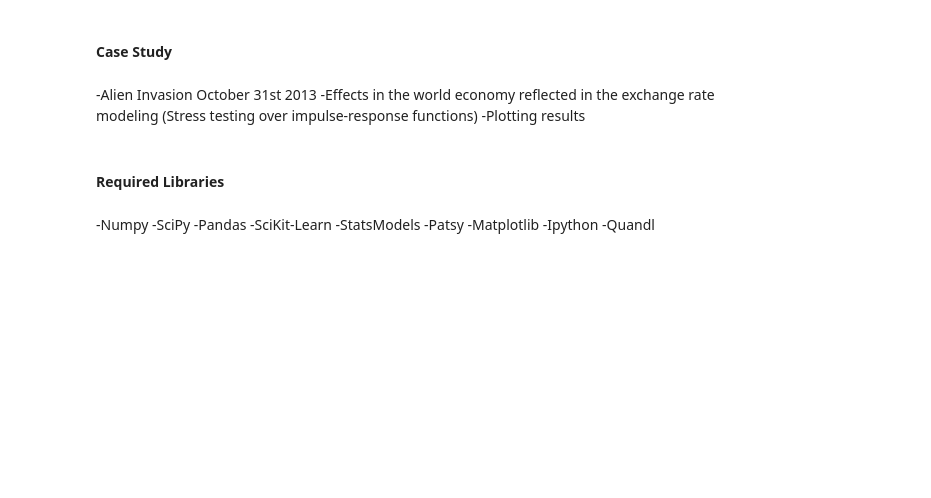
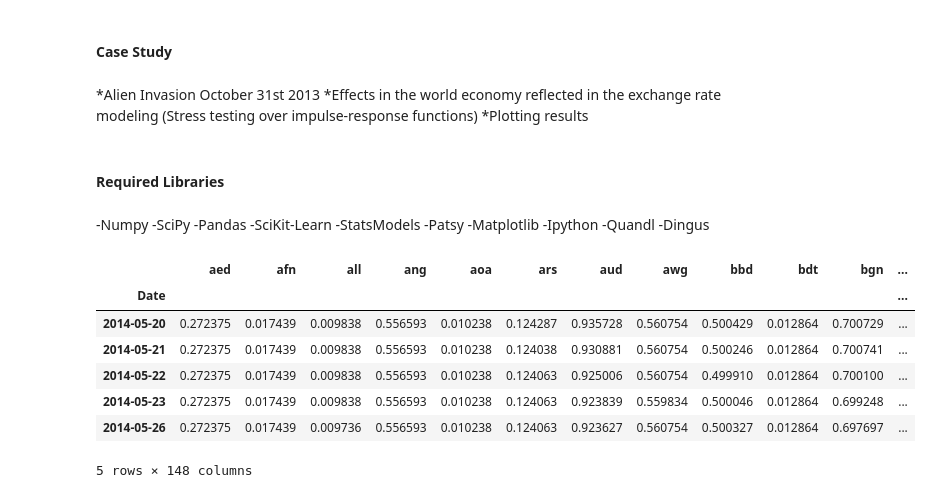
Before and after one commit to gliptak/PythonQCON2014, a Jupyter notebook: Qcon2014VaR.ipynb, the cells around one changed output. Cells and saved outputs as stored; diff of their text form; code cells hidden in the pictures; blank space fills up the shorter version.

```diff
--- a/Qcon2014VaR.ipynb
+++ b/Qcon2014VaR.ipynb
@@ -41,9 +41,9 @@ Show a simple example of a Risk Analysis in Python using calls to quantdl with u
 # %% [markdown]
 #### Case Study
 # %% [markdown]
--Alien Invasion October 31st 2013
--Effects in the world economy reflected in the exchange rate modeling (Stress testing over impulse-response functions)
--Plotting results
+*Alien Invasion October 31st 2013
+*Effects in the world economy reflected in the exchange rate modeling (Stress testing over impulse-response functions)
+*Plotting results
 # %% [markdown]
 #### Required Libraries
 # %% [markdown]
@@ -56,6 +56,7 @@ Show a simple example of a Risk Analysis in Python using calls to quantdl with u
 -Matplotlib
 -Ipython
 -Quandl
+-Dingus
 # %%
 from data_access import get_file
 from transform import make_ccy_matrix
@@ -71,2 +70,13 @@ print ccy_matrix
+# %%
+ccy_matrix.tail()
+# %% [output]
+|  | aed | afn | all | ang | aoa | ars | aud | awg | bbd | bdt | bgn | ... |
+| Date |  |  |  |  |  |  |  |  |  |  |  | ... |
+| 2014-05-20 | 0.272375 | 0.017439 | 0.009838 | 0.556593 | 0.010238 | 0.124287 | 0.935728 | 0.560754 | 0.500429 | 0.012864 | 0.700729 | ... |
+| 2014-05-21 | 0.272375 | 0.017439 | 0.009838 | 0.556593 | 0.010238 | 0.124038 | 0.930881 | 0.560754 | 0.500246 | 0.012864 | 0.700741 | ... |
+| 2014-05-22 | 0.272375 | 0.017439 | 0.009838 | 0.556593 | 0.010238 | 0.124063 | 0.925006 | 0.560754 | 0.499910 | 0.012864 | 0.700100 | ... |
+| 2014-05-23 | 0.272375 | 0.017439 | 0.009838 | 0.556593 | 0.010238 | 0.124063 | 0.923839 | 0.559834 | 0.500046 | 0.012864 | 0.699248 | ... |
+| 2014-05-26 | 0.272375 | 0.017439 | 0.009736 | 0.556593 | 0.010238 | 0.124063 | 0.923627 | 0.560754 | 0.500327 | 0.012864 | 0.697697 | ... |
+5 rows × 148 columns
 # %%
 ccy_matrix.columns
```
Also changed, not shown: parts of 21 cells of this notebook.
